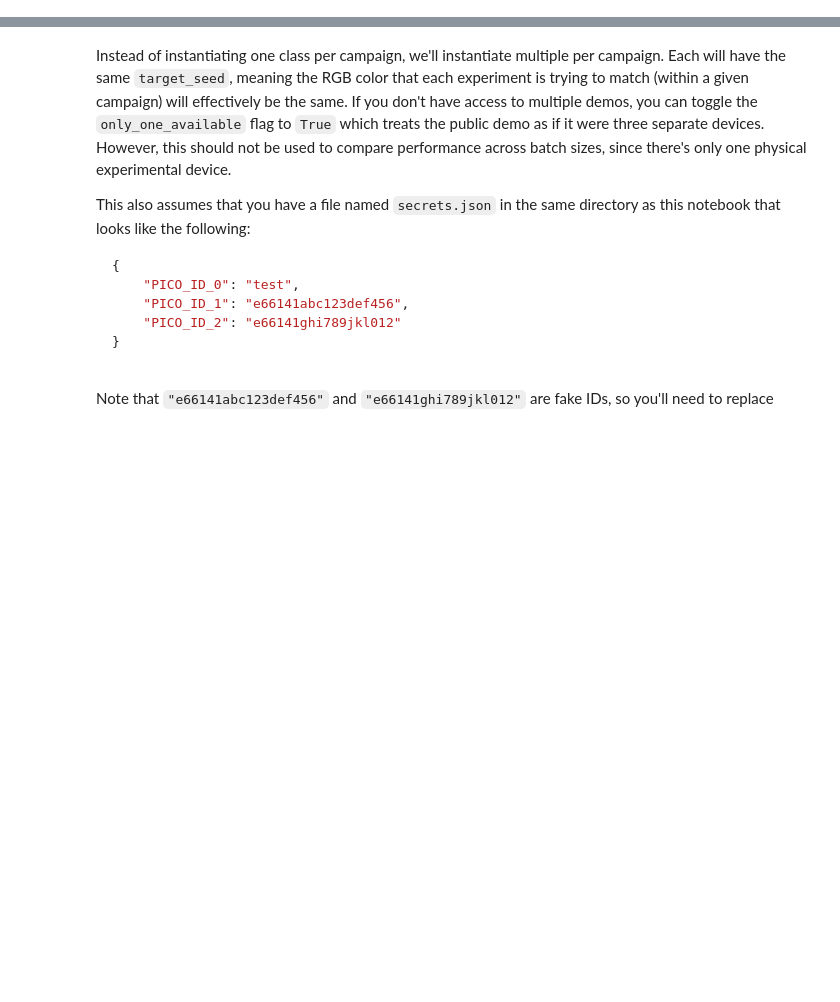
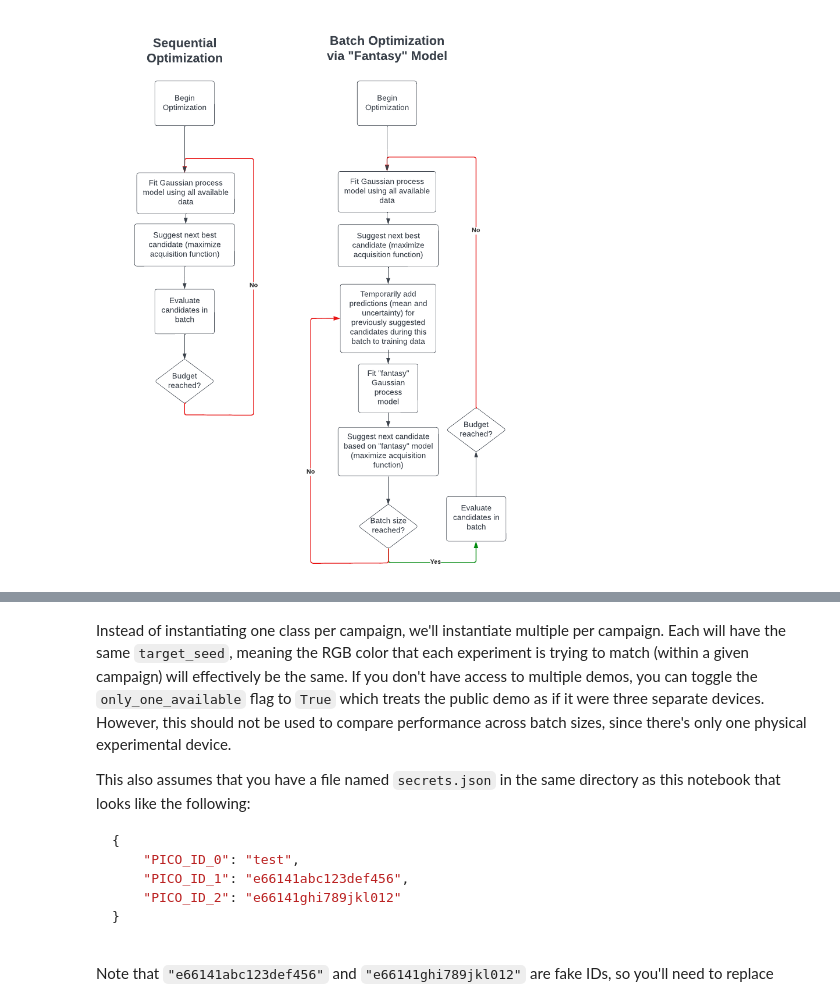
Before and after one commit to sparks-baird/self-driving-lab-demo, a Jupyter notebook: notebooks/6.3-batch-optimization.ipynb, the cells around one changed output, grey strips where cells are left out. Drawn from its saved outputs; the diff is of its cells as text; code cells hidden in the pictures; blank space fills up the shorter version.

Commit message:
update notebooks (titles, images, explanations)

```diff
--- a/notebooks/6.3-batch-optimization.ipynb
+++ b/notebooks/6.3-batch-optimization.ipynb
@@ -37,0 +17,6 @@ soon as experimental resources are made available.
+# %%
+# For notebook gallery thumbnail
+from IPython.display import Image
+Image(filename="sequential-vs-fantasy-batch-conditioning.png")
+# %% [output]
+[figure, added]
```
Also changed, not shown: parts of 2 cells of this notebook, 10 other files.
